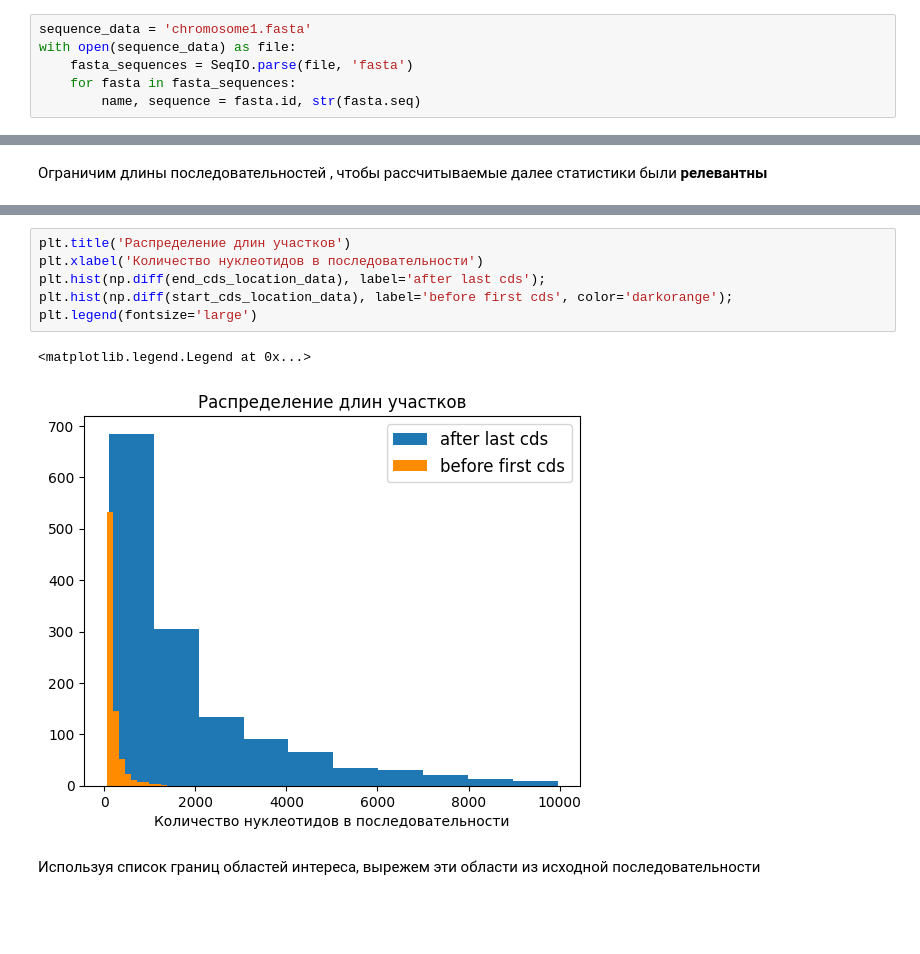
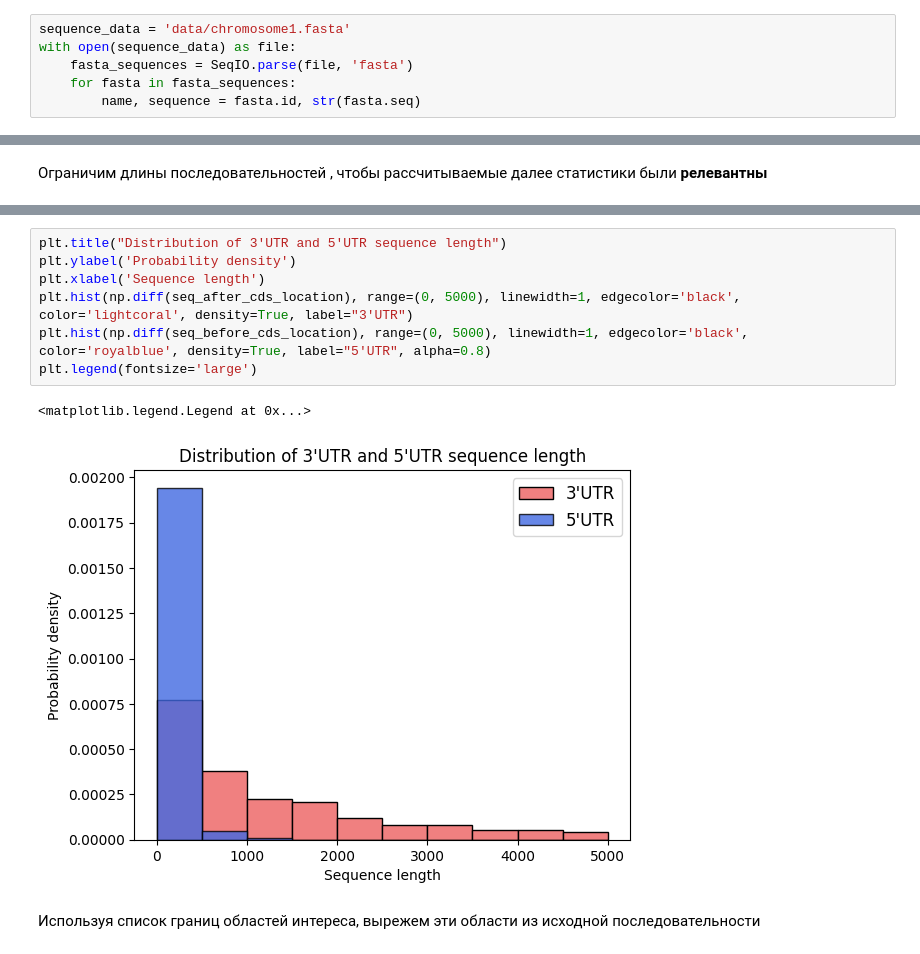
Before and after one commit to polilya/gene_predict_project, a Jupyter notebook: notebooks/data_preprocessing.ipynb, the cells around one changed output, grey strips where cells are left out. Saved outputs shown, nothing was run; the diff lists cells and outputs as text; blank space fills up the shorter version.

```diff
--- a/notebooks/data_preprocessing.ipynb
+++ b/notebooks/data_preprocessing.ipynb
@@ -14,7 +14,7 @@ np.random.seed(42)
 # %% [markdown]
 Файл 'chromosome1.fasta' содержит **последовательность нуклеотидов** первой хромосомы человека
 # %%
-sequence_data = 'chromosome1.fasta'
+sequence_data = 'data/chromosome1.fasta'
 with open(sequence_data) as file:
     fasta_sequences = SeqIO.parse(file, 'fasta')
     for fasta in fasta_sequences:
@@ -142,12 +144,13 @@ end_cds_location_data.head()
 # %%
-plt.title('Распределение длин участков')
-plt.xlabel('Количество нуклеотидов в последовательности')
-plt.hist(np.diff(end_cds_location_data), label='after last cds');
-plt.hist(np.diff(start_cds_location_data), label='before first cds', color='darkorange');
+plt.title("Distribution of 3'UTR and 5'UTR sequence length")
+plt.ylabel('Probability density')
+plt.xlabel('Sequence length')
+plt.hist(np.diff(seq_after_cds_location), range=(0, 5000), linewidth=1, edgecolor='black', color='lightcoral', density=True, label="3'UTR")
+plt.hist(np.diff(seq_before_cds_location), range=(0, 5000), linewidth=1, edgecolor='black', color='royalblue', density=True, label="5'UTR", alpha=0.8)
 plt.legend(fontsize='large')
 # %% [output]
 <matplotlib.legend.Legend at 0x...>
-[figure, old version]
+[figure, new version]
 # %% [markdown]
 Используя список границ областей интереса, вырежем эти области из исходной последовательности
 # %%
```
Also changed, not shown: parts of 19 cells of this notebook, 5 other files.
